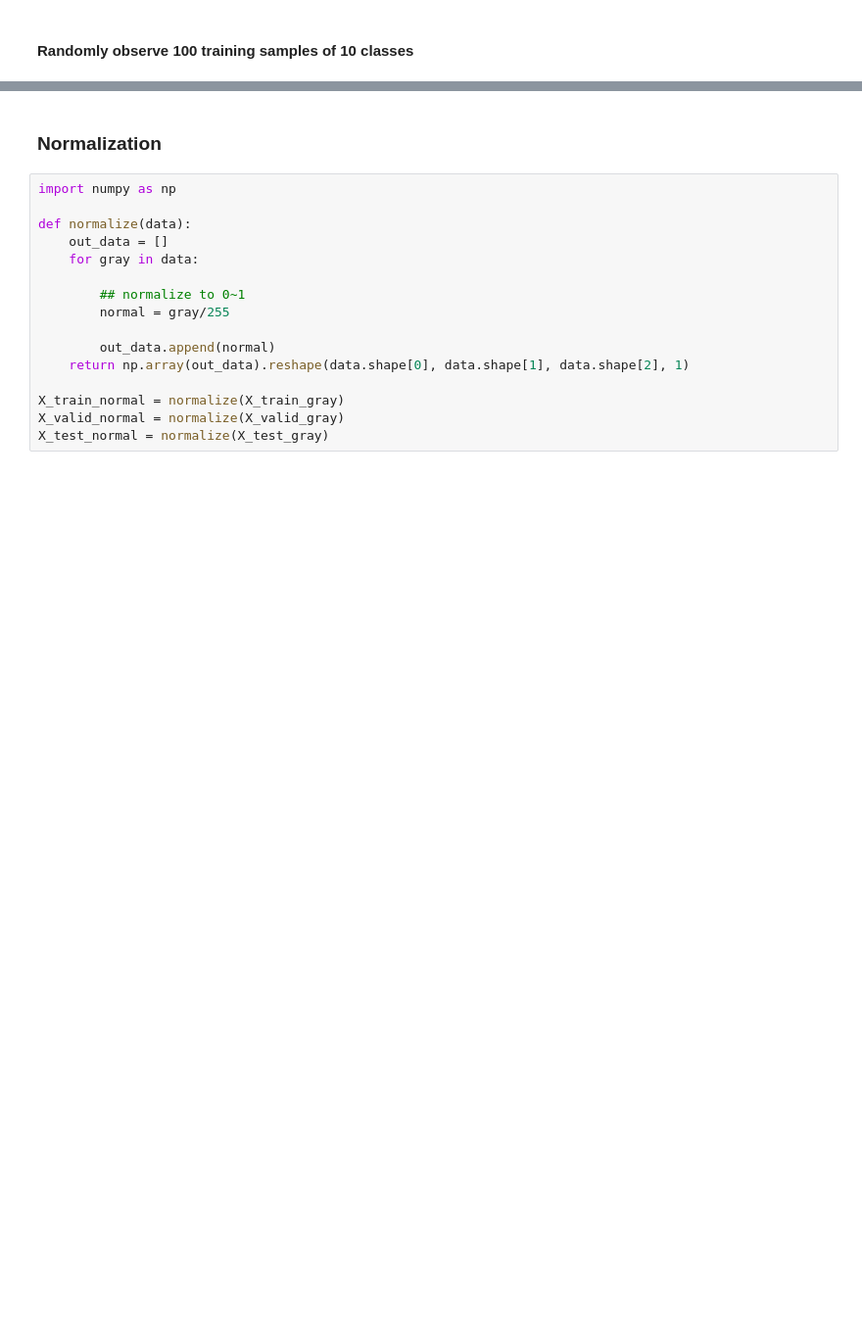
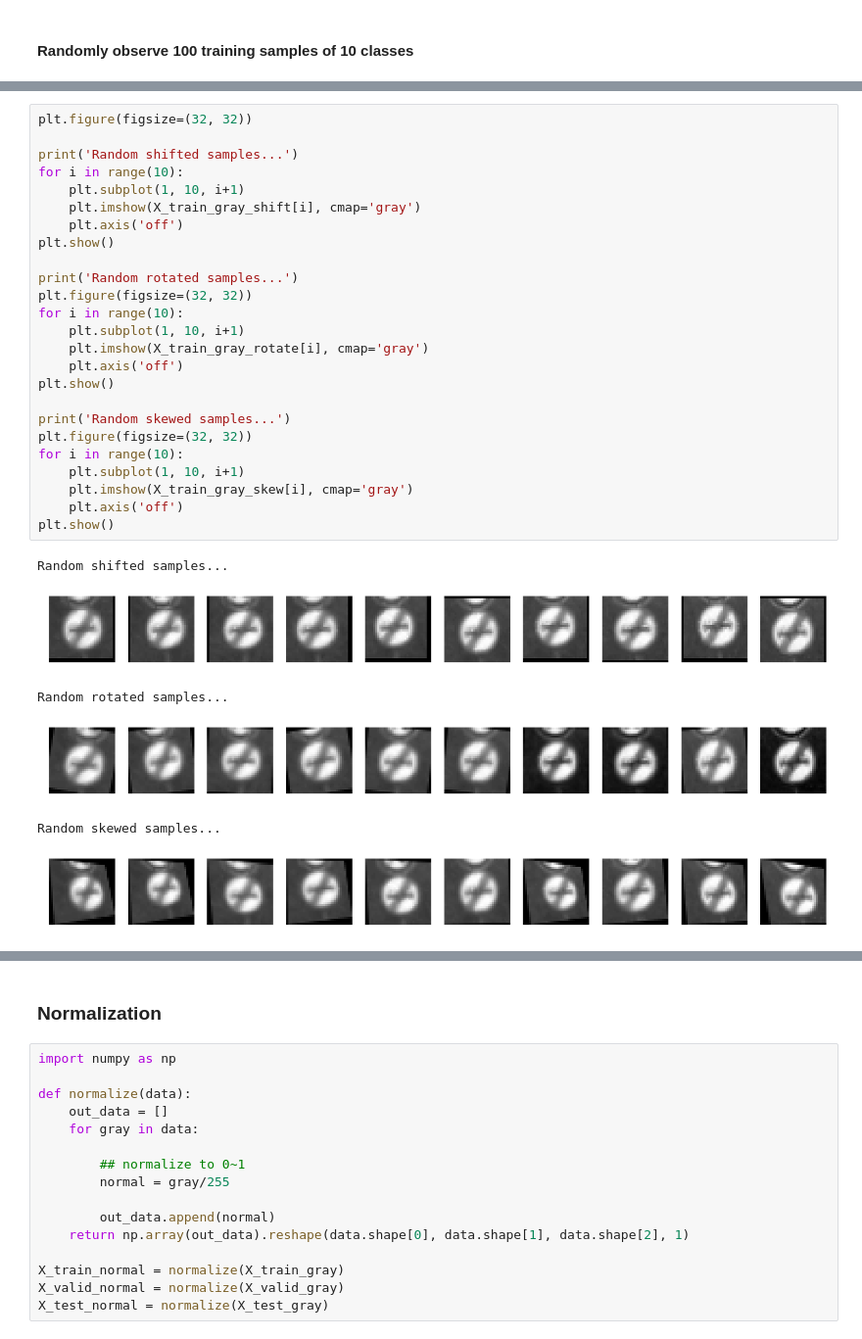
Before and after one commit to dragon7-fc/CarND-Traffic-Sign-Classifier-Project, a Jupyter notebook: Traffic_Sign_Classifier.ipynb, the cells around one changed output, grey strips where cells are left out. Shown at 98% size. Cells and saved outputs as stored; diff of their text form; blank space fills up the shorter version.

Commit message:
feat: implement sample augumentation

```diff
--- a/Traffic_Sign_Classifier.ipynb
+++ b/Traffic_Sign_Classifier.ipynb
@@ -231,0 +278,32 @@ plt.show()
+# %%
+plt.figure(figsize=(32, 32))
+
+print('Random shifted samples...')
+for i in range(10):
+    plt.subplot(1, 10, i+1)
+    plt.imshow(X_train_gray_shift[i], cmap='gray')
+    plt.axis('off')
+plt.show()
+
+print('Random rotated samples...')
+plt.figure(figsize=(32, 32))
+for i in range(10):
+    plt.subplot(1, 10, i+1)
+    plt.imshow(X_train_gray_rotate[i], cmap='gray')
+    plt.axis('off')
+plt.show()
+
+print('Random skewed samples...')
+plt.figure(figsize=(32, 32))
+for i in range(10):
+    plt.subplot(1, 10, i+1)
+    plt.imshow(X_train_gray_skew[i], cmap='gray')
+    plt.axis('off')
+plt.show()
+# %% [output]
+Random shifted samples...
+[figure, added]
+Random rotated samples...
+[figure, added]
+Random skewed samples...
+[figure, added]
```
Also changed, not shown: parts of 4 cells of this notebook.
